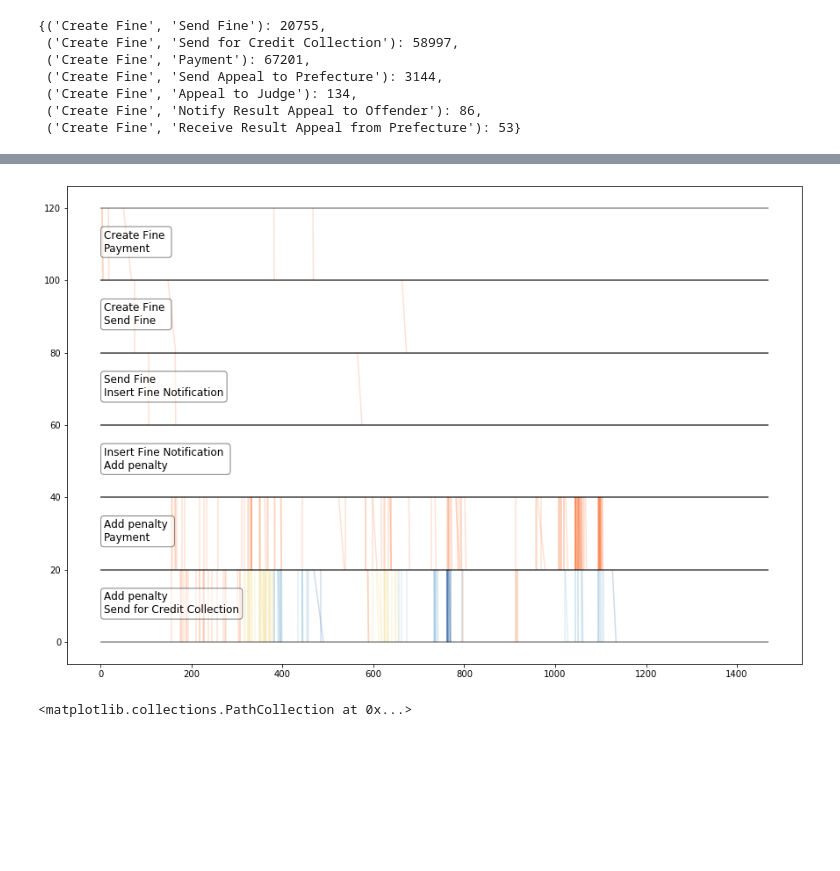
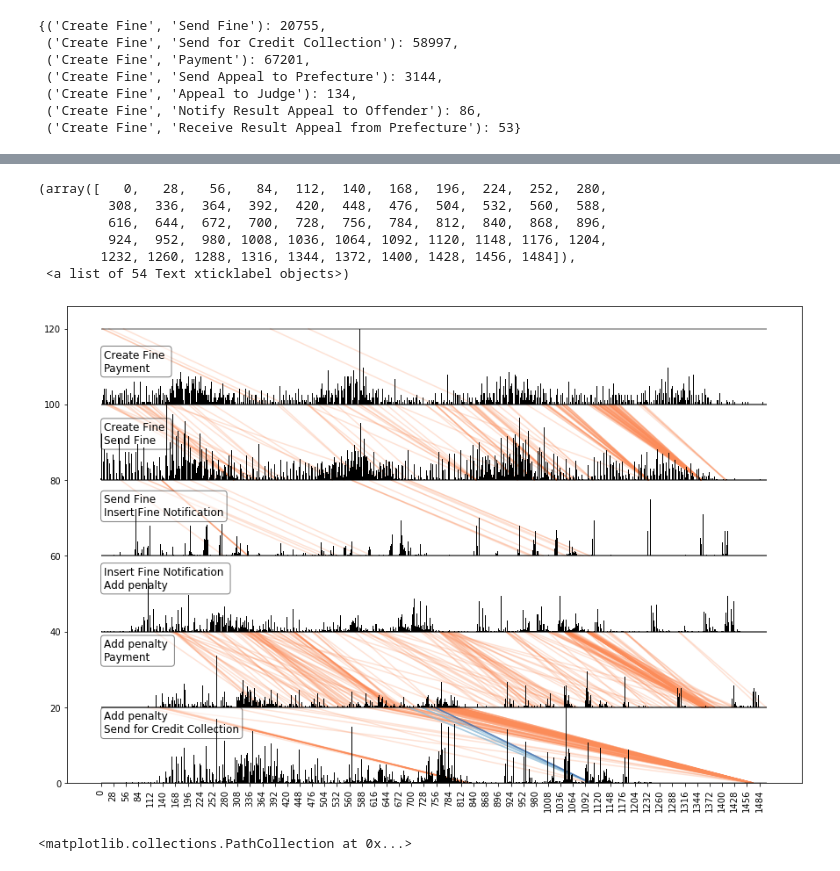
Before and after one commit to tomvmeer/PF4PY, a Jupyter notebook: Performance Spectrum.ipynb, the cells around one changed output, grey strips where cells are left out. Saved outputs shown, nothing was run; the diff lists cells and outputs as text; code cells hidden in the pictures; blank space fills up the shorter version.

```diff
--- a/Performance Spectrum.ipynb
+++ b/Performance Spectrum.ipynb
@@ -93,13 +209,40 @@ rf.plot_performance_spectrum(class_colors, ax, mask=rf.pf['batch'] == 0, end='co
-# %%
-# Outliers in waiting time (time on shelf) that where not in an end-batch.
-outliers = ((rf.pf['waiting_time'] - rf.pf['waiting_time'].mean())/rf.pf['waiting_time'].std() > 1) & (rf.pf['batch'] == 0)
-
-class_colors = [(69/256, 117/256, 180/256), (145/256, 191/256, 219/256), (243/256, 224/256, 144/256),
-                (252/256, 141/256, 89/256)]
-fig, ax = plt.subplots(figsize=[15,10])
-rf.plot_performance_spectrum(class_colors, ax, mask=outliers, end='correct_end', metric='duration', classifier=rf.classify_duration_hist, args=[4])
-# %% [output]
-[figure, removed]
+# %%
+rf.pf['waiting_time'] = rf.pf['waiting_time'].fillna(0)
+mask = (rf.pf['cause'] == 0) & ((rf.pf['waiting_time'] - rf.pf['waiting_time'].mean())/rf.pf['waiting_time'].std() > 0.5)
+resources = list(rf.pf[mask]['resource'].unique())
+class_colors = [(69/256, 117/256, 180/256), (145/256, 191/256, 219/256), (243/256, 224/256, 144/256),
+                (252/256, 141/256, 89/256)]
+fig, ax = plt.subplots(figsize=[15,10])
+rf.plot_performance_spectrum(class_colors, ax, mask=mask, metric='waiting_time', classifier=rf.classify_duration_hist, args=[4])
+window=7
+for s in range(len(segments)):
+    df = rf.pf[(rf.pf['segment_index'] == s) & (rf.pf['resource'].isin(resources))]
+    load_in_window = {i:[] for i in df['resource'].unique()}
+    for i in range(0, max(df['end_time']), window):
+        workload = dict(df[(df['start_time'] >= i) & (df['start_time'] <= i+window)].groupby('resource').count()['start_time'])
+        for resource in df['resource'].unique():
+            if resource in workload.keys():
+                load_in_window[resource].append(workload[resource])
+            else:
+                load_in_window[resource].append(0)
+    x, height = [],[]
+    for k in range(len(load_in_window[list(load_in_window.keys())[0]])):
+        load_per_time = list(pd.DataFrame(load_in_window).transpose()[k])
+        x.extend([(k*7)+(window/len(load_per_time))*i for i in range(len(load_per_time))])
+        height.extend([load for load in load_per_time])
+    height = np.array(height)
+    height = ((height-height.min()) / (height.max()-height.min())) * 20
+    ax.bar(x,height, bottom=rf.y_s[s][1], color=(0,0,0),  zorder=10)
+ax.set_xticks([i for i in range(0, rf.x_max, 28)])
+plt.xticks(rotation=90)
+# %% [output]
+(array([   0,   28,   56,   84,  112,  140,  168,  196,  224,  252,  280,
+         308,  336,  364,  392,  420,  448,  476,  504,  532,  560,  588,
+         616,  644,  672,  700,  728,  756,  784,  812,  840,  868,  896,
+         924,  952,  980, 1008, 1036, 1064, 1092, 1120, 1148, 1176, 1204,
+        1232, 1260, 1288, 1316, 1344, 1372, 1400, 1428, 1456, 1484]),
+ <a list of 54 Text xticklabel objects>)
+[figure, added]
 # %%
 # Rebuilding the Performance Spectrum using corrected end time and corrected duration:
 temp = copy.deepcopy(rf)
```
Also changed, not shown: parts of 25 cells of this notebook, 1 other file.
